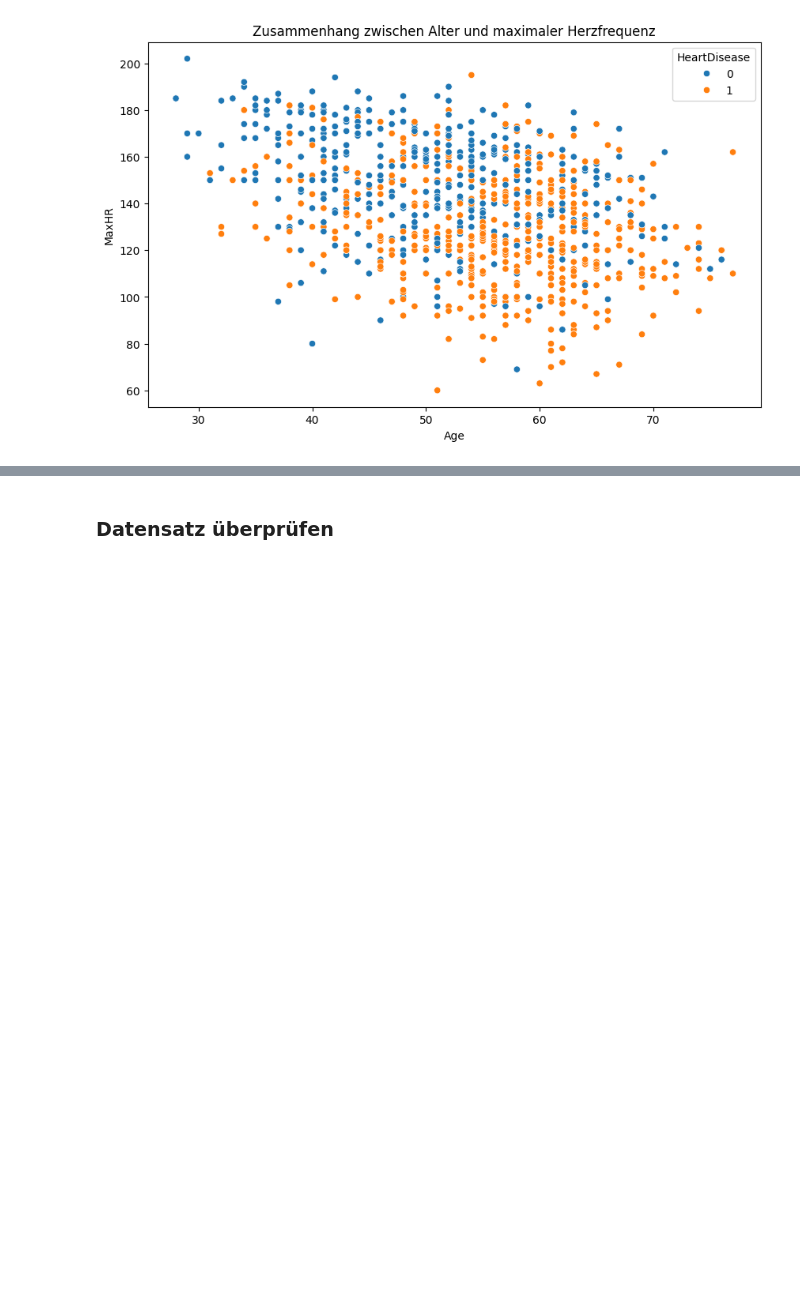
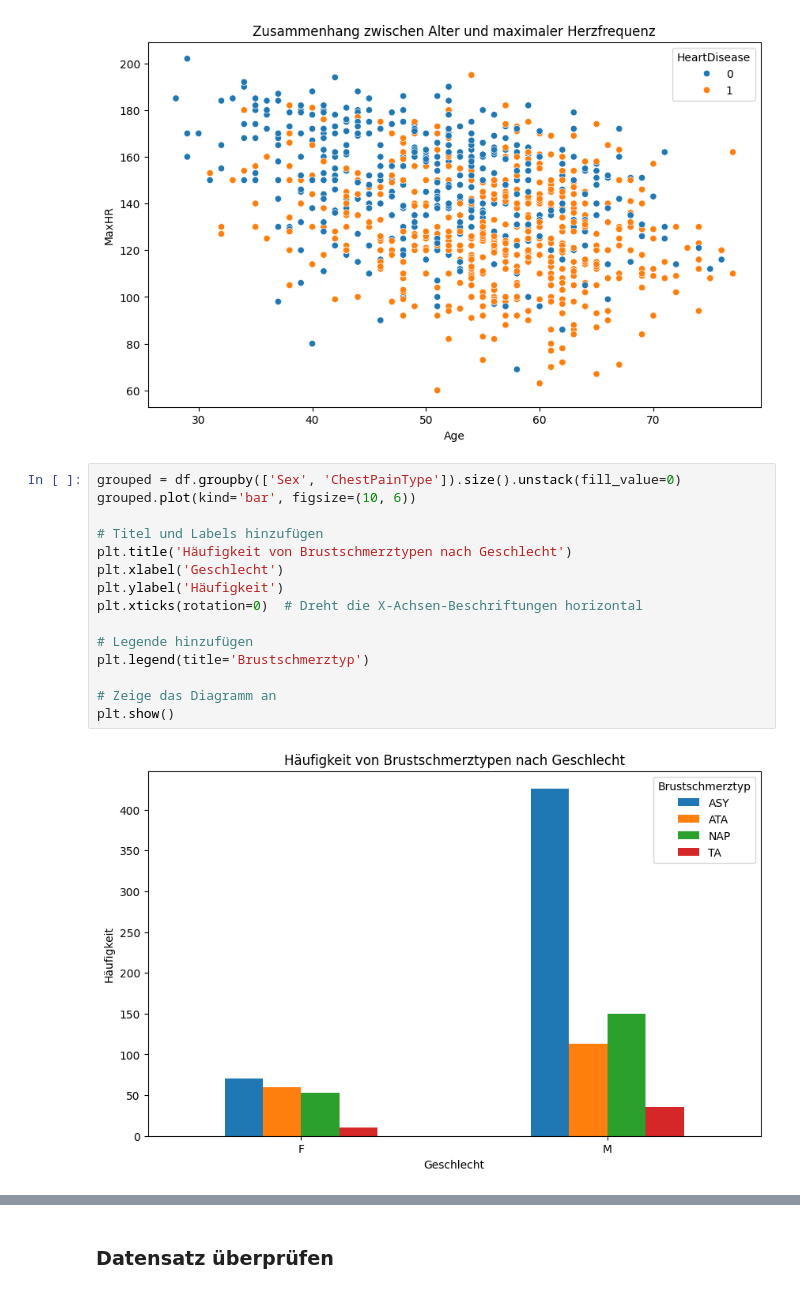
Before and after one commit to OOS-Team/DsKi_ML, a Jupyter notebook: heart_failure.ipynb, the cells around one changed output, grey strips where cells are left out. Saved outputs shown, nothing was run; the diff lists cells and outputs as text; blank space fills up the shorter version.

```diff
--- a/heart_failure.ipynb
+++ b/heart_failure.ipynb
@@ -236,4 +277,21 @@ plt.title('Zusammenhang zwischen Alter und maximaler Herzfrequenz')
 plt.show()
 # %% [output]
 [figure]
+# %%
+grouped = df.groupby(['Sex', 'ChestPainType']).size().unstack(fill_value=0)
+grouped.plot(kind='bar', figsize=(10, 6))
+
+# Titel und Labels hinzufügen
+plt.title('Häufigkeit von Brustschmerztypen nach Geschlecht')
+plt.xlabel('Geschlecht')
+plt.ylabel('Häufigkeit')
+plt.xticks(rotation=0)  # Dreht die X-Achsen-Beschriftungen horizontal
+
+# Legende hinzufügen
+plt.legend(title='Brustschmerztyp')
+
+# Zeige das Diagramm an
+plt.show()
+# %% [output]
+[figure, added]
 # %% [markdown]
```
Also changed, not shown: parts of 53 cells of this notebook, 1 other file.
